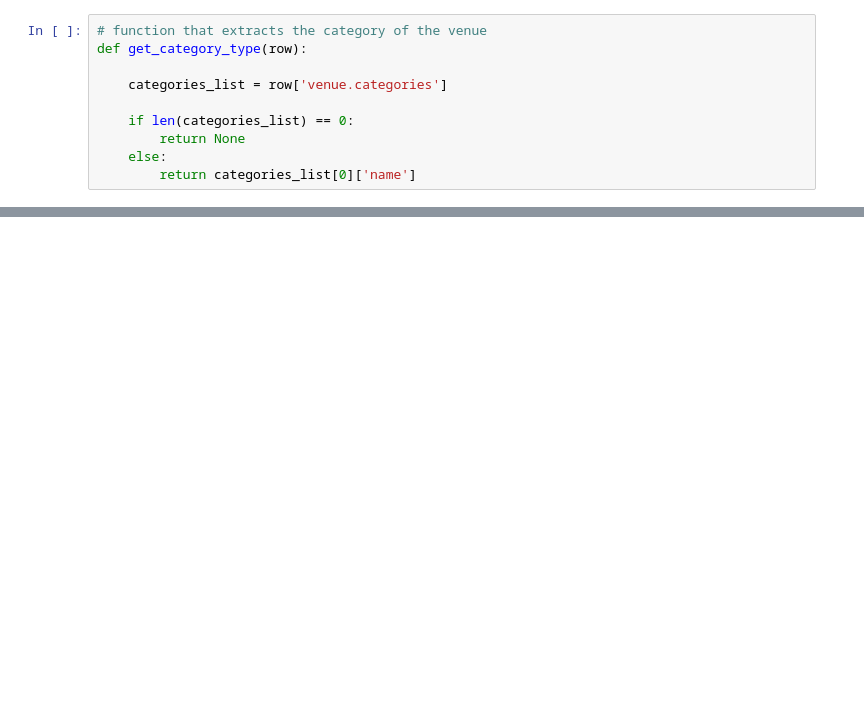
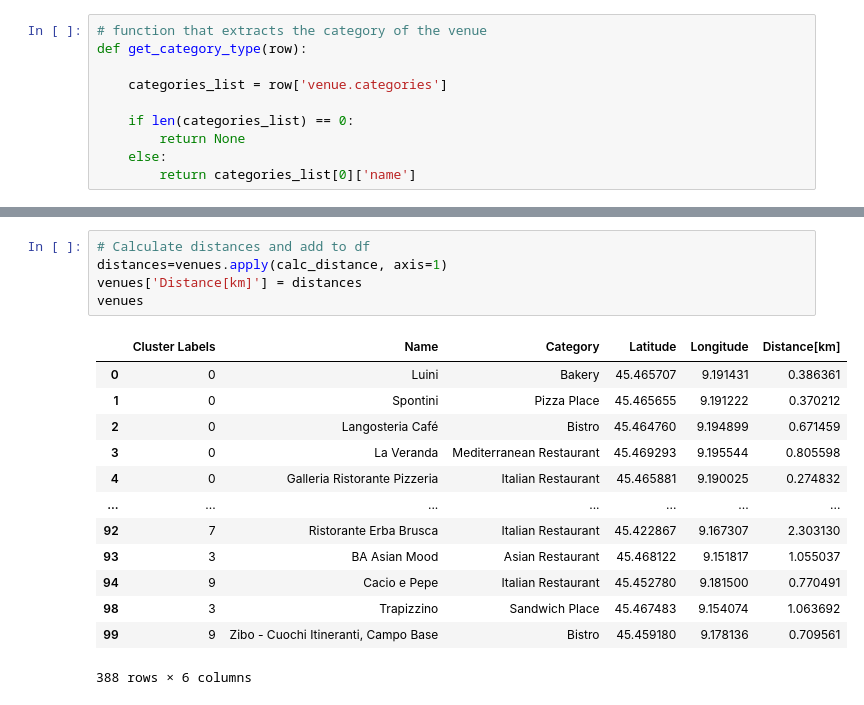
Before and after one commit to DaniFisto/Coursera-Capstone, a Jupyter notebook: Food Delivery Optimization in Milan.ipynb, the cells around one changed output, grey strips where cells are left out. Cells and saved outputs as stored; diff of their text form; blank space fills up the shorter version.

```diff
--- a/Food Delivery Optimization in Milan.ipynb
+++ b/Food Delivery Optimization in Milan.ipynb
@@ -104,0 +327,19 @@ print(venues)
+# %%
+# Calculate distances and add to df
+distances=venues.apply(calc_distance, axis=1)
+venues['Distance[km]'] = distances
+venues
+# %% [output]
+|  | Cluster Labels | Name | Category | Latitude | Longitude | Distance[km] |
+| 0 | 0 | Luini | Bakery | 45.465707 | 9.191431 | 0.386361 |
+| 1 | 0 | Spontini | Pizza Place | 45.465655 | 9.191222 | 0.370212 |
+| 2 | 0 | Langosteria Café | Bistro | 45.464760 | 9.194899 | 0.671459 |
+| 3 | 0 | La Veranda | Mediterranean Restaurant | 45.469293 | 9.195544 | 0.805598 |
+| 4 | 0 | Galleria Ristorante Pizzeria | Italian Restaurant | 45.465881 | 9.190025 | 0.274832 |
+| ... | ... | ... | ... | ... | ... | ... |
+| 92 | 7 | Ristorante Erba Brusca | Italian Restaurant | 45.422867 | 9.167307 | 2.303130 |
+| 93 | 3 | BA Asian Mood | Asian Restaurant | 45.468122 | 9.151817 | 1.055037 |
+| 94 | 9 | Cacio e Pepe | Italian Restaurant | 45.452780 | 9.181500 | 0.770491 |
+| 98 | 3 | Trapizzino | Sandwich Place | 45.467483 | 9.154074 | 1.063692 |
+| 99 | 9 | Zibo - Cuochi Itineranti, Campo Base | Bistro | 45.459180 | 9.178136 | 0.709561 |
+388 rows × 6 columns
```
Also changed, not shown: parts of 42 cells of this notebook.
